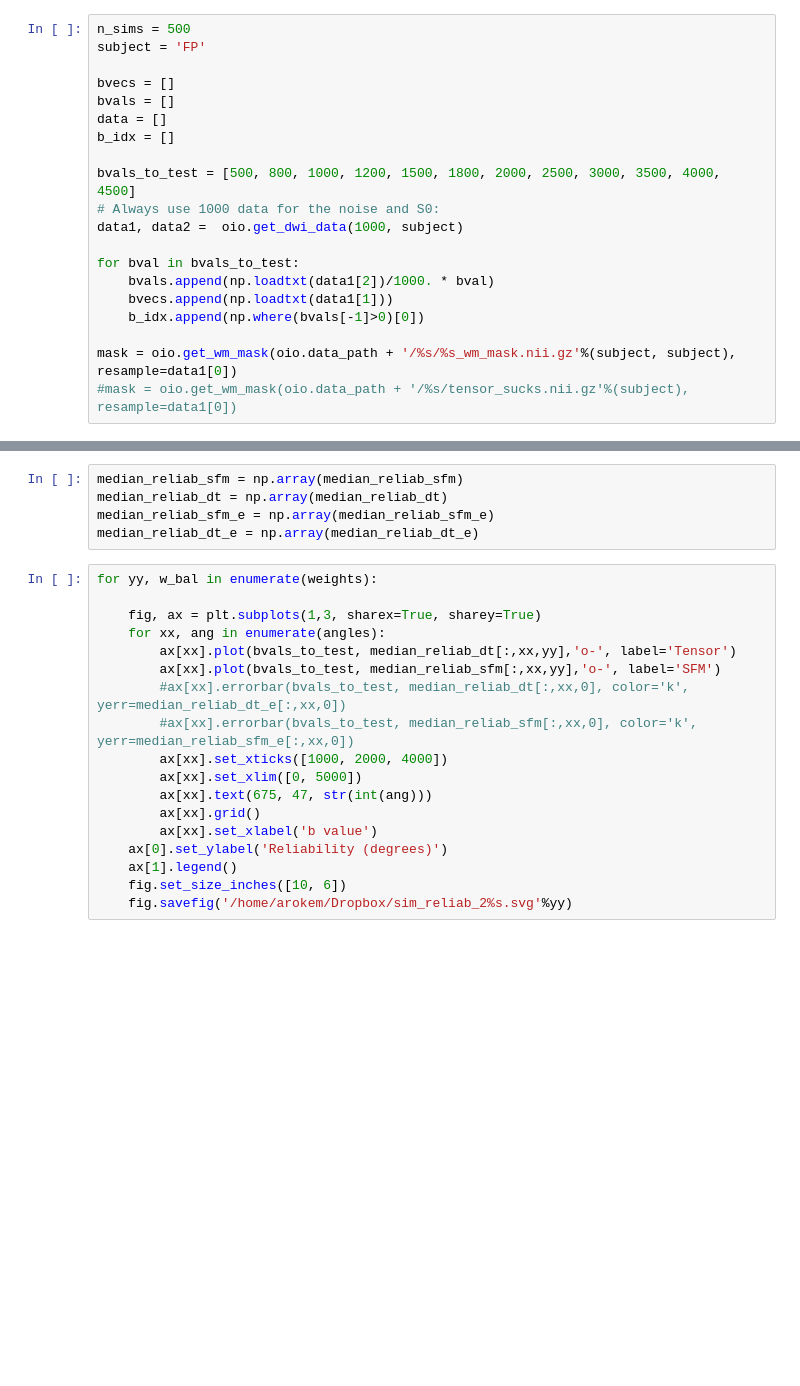
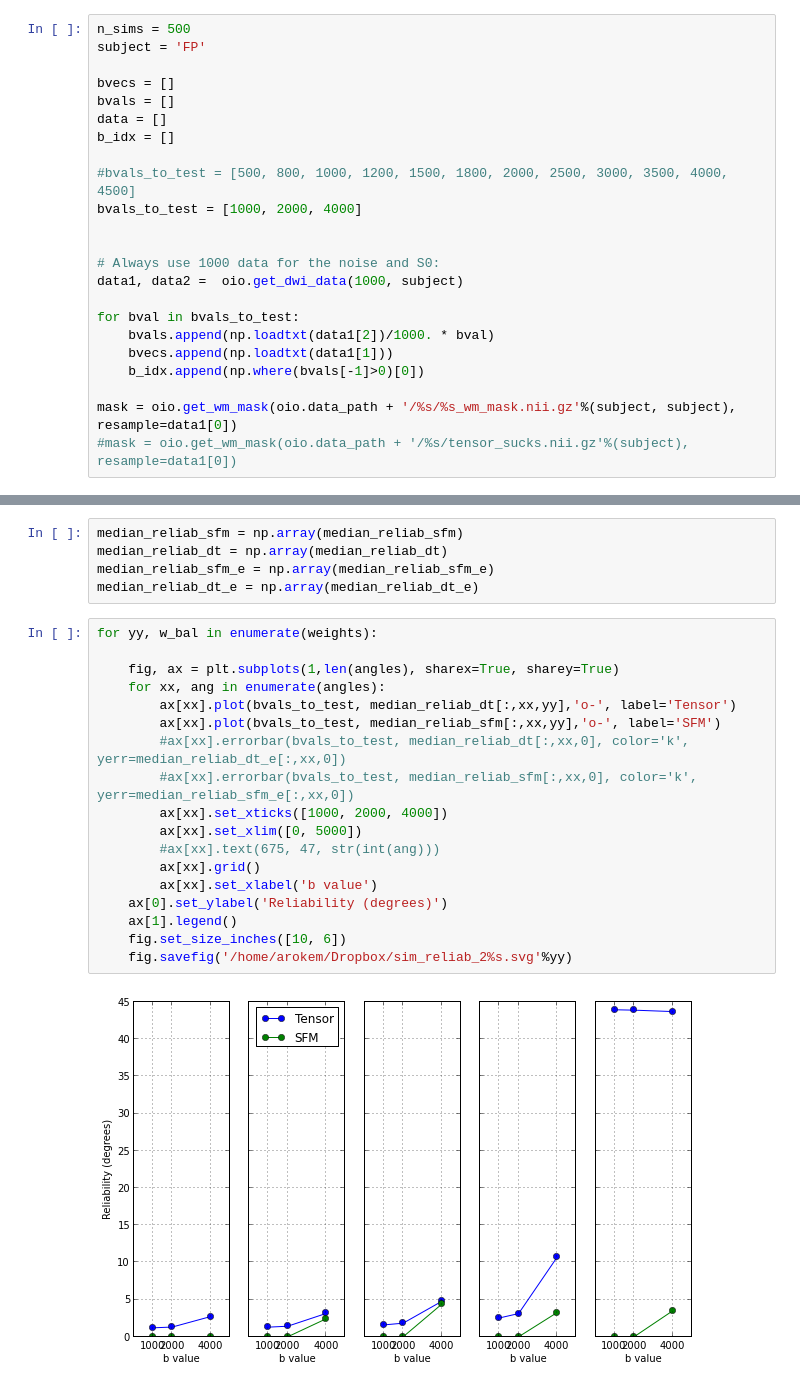
Before and after one commit to arokem/osmosis, a Jupyter notebook: osmosis/ipynb/Simulations2.ipynb, the cells around one changed output, grey strips where cells are left out. Cells and saved outputs as stored; diff of their text form; blank space fills up the shorter version.

```diff
--- a/osmosis/ipynb/Simulations2.ipynb
+++ b/osmosis/ipynb/Simulations2.ipynb
@@ -27,7 +27,10 @@ bvals = []
 data = []
 b_idx = []
 
-bvals_to_test = [500, 800, 1000, 1200, 1500, 1800, 2000, 2500, 3000, 3500, 4000, 4500]
+#bvals_to_test = [500, 800, 1000, 1200, 1500, 1800, 2000, 2500, 3000, 3500, 4000, 4500]
+bvals_to_test = [1000, 2000, 4000]
+
+
 # Always use 1000 data for the noise and S0:
 data1, data2 =  oio.get_dwi_data(1000, subject)
 
@@ -258,18 +272,20 @@ median_reliab_dt_e = np.array(median_reliab_dt_e)
 # %%
 for yy, w_bal in enumerate(weights):
 
-    fig, ax = plt.subplots(1,3, sharex=True, sharey=True)
+    fig, ax = plt.subplots(1,len(angles), sharex=True, sharey=True)
     for xx, ang in enumerate(angles):
         ax[xx].plot(bvals_to_test, median_reliab_dt[:,xx,yy],'o-', label='Tensor')
         ax[xx].plot(bvals_to_test, median_reliab_sfm[:,xx,yy],'o-', label='SFM')
         #ax[xx].errorbar(bvals_to_test, median_reliab_dt[:,xx,0], color='k', yerr=median_reliab_dt_e[:,xx,0])
         #ax[xx].errorbar(bvals_to_test, median_reliab_sfm[:,xx,0], color='k', yerr=median_reliab_sfm_e[:,xx,0])
         ax[xx].set_xticks([1000, 2000, 4000])
         ax[xx].set_xlim([0, 5000])
-        ax[xx].text(675, 47, str(int(ang)))
+        #ax[xx].text(675, 47, str(int(ang)))
         ax[xx].grid()
         ax[xx].set_xlabel('b value')
     ax[0].set_ylabel('Reliability (degrees)')
     ax[1].legend()
     fig.set_size_inches([10, 6])
     fig.savefig('/home/arokem/Dropbox/sim_reliab_2%s.svg'%yy)
+# %% [output]
+[figure, added]
```
Also changed, not shown: parts of 8 cells of this notebook, 6 other files.
